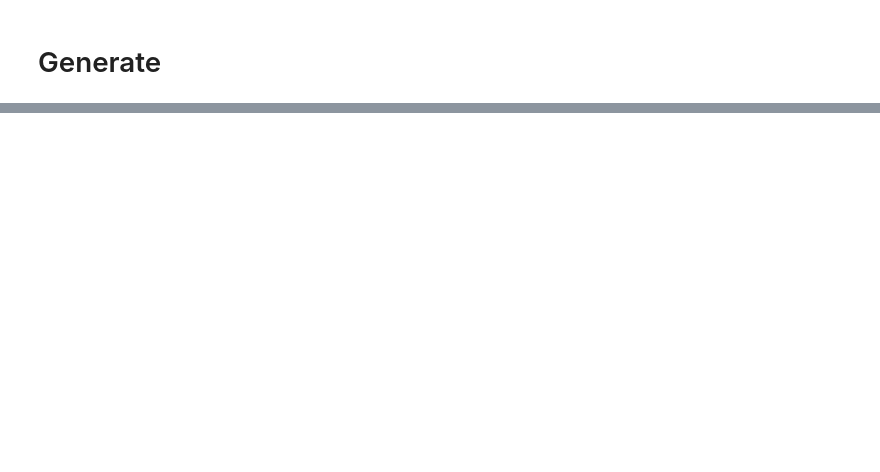
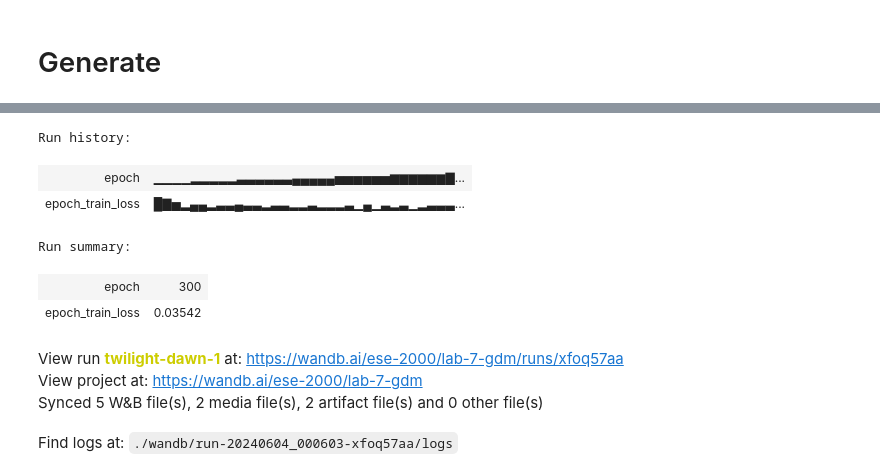
Before and after one commit to varunchitturi/ese-2000-labs, a Jupyter notebook: Lab 7/Lab_7.ipynb, the cells around one changed output, grey strips where cells are left out. Cells and saved outputs as stored; diff of their text form; code cells hidden in the pictures; blank space fills up the shorter version.

```diff
--- a/Lab 7/Lab_7.ipynb
+++ b/Lab 7/Lab_7.ipynb
@@ -248,2 +258,14 @@ ValueError: Number of columns must be a positive integer, not 0
 # %%
+run.log({"Generated Images": fig})
 wandb.finish()
+# %% [output]
+Run history:
+| epoch | ▁▁▁▁▂▂▂▂▂▃▃▃▃▃▃▄▄▄▄▄▅▅▅▅▅▅▆▆▆▆▆▆▇... |
+| epoch_train_loss | █▇▅▂▄▄▂▃▃▄▃▃▂▃▃▂▂▃▂▂▂▃▁▄▁▃▂▃▁▂▃▃▃... |
+Run summary:
+| epoch | 300 |
+| epoch_train_loss | 0.03542 |
+View run twilight-dawn-1 at: https://wandb.ai/ese-2000/lab-7-gdm/runs/xfoq57aa
+View project at: https://wandb.ai/ese-2000/lab-7-gdm
+Synced 5 W&B file(s), 2 media file(s), 2 artifact file(s) and 0 other file(s)
+Find logs at: ./wandb/run-20240604_000603-xfoq57aa/logs
```
Also changed, not shown: parts of 6 cells of this notebook.
